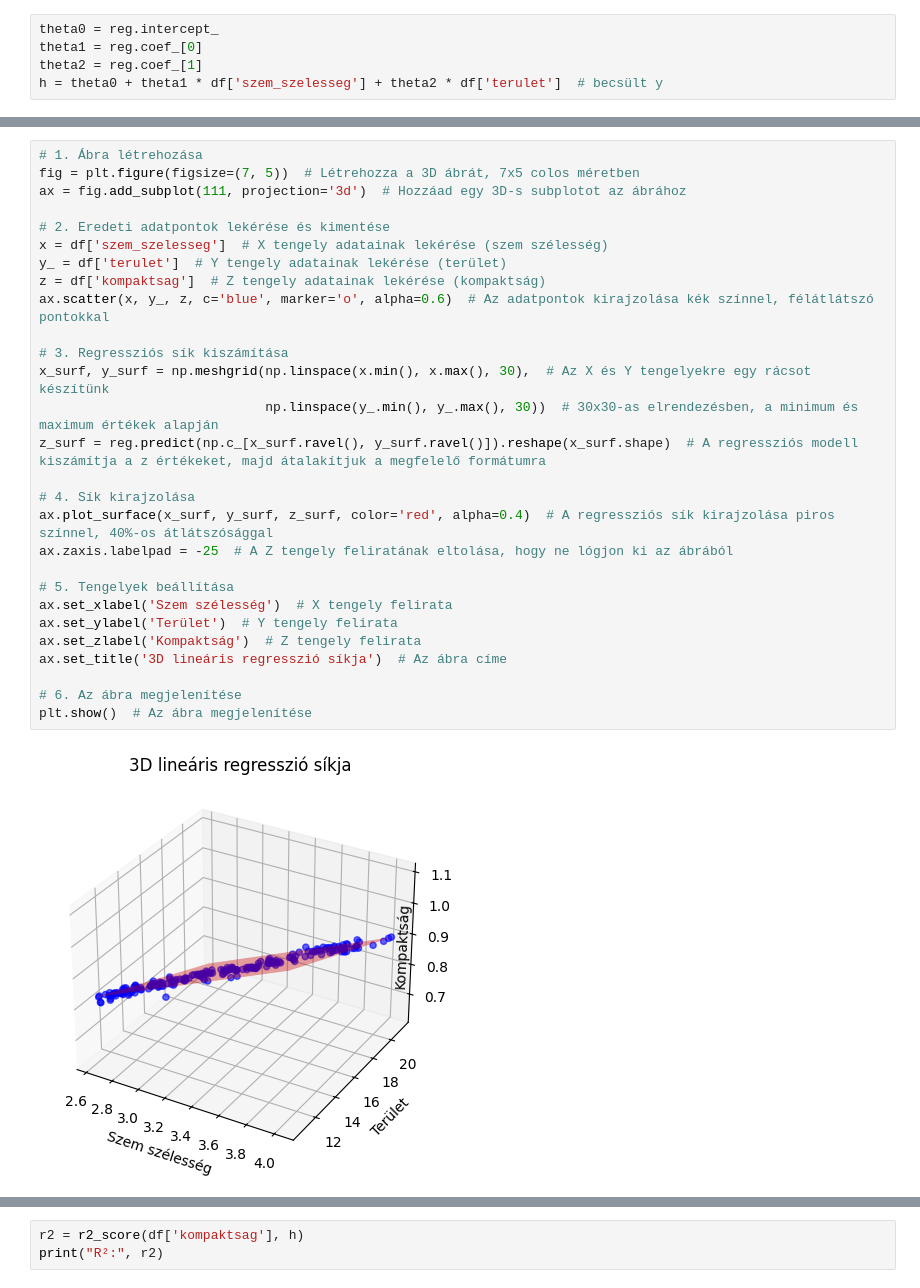
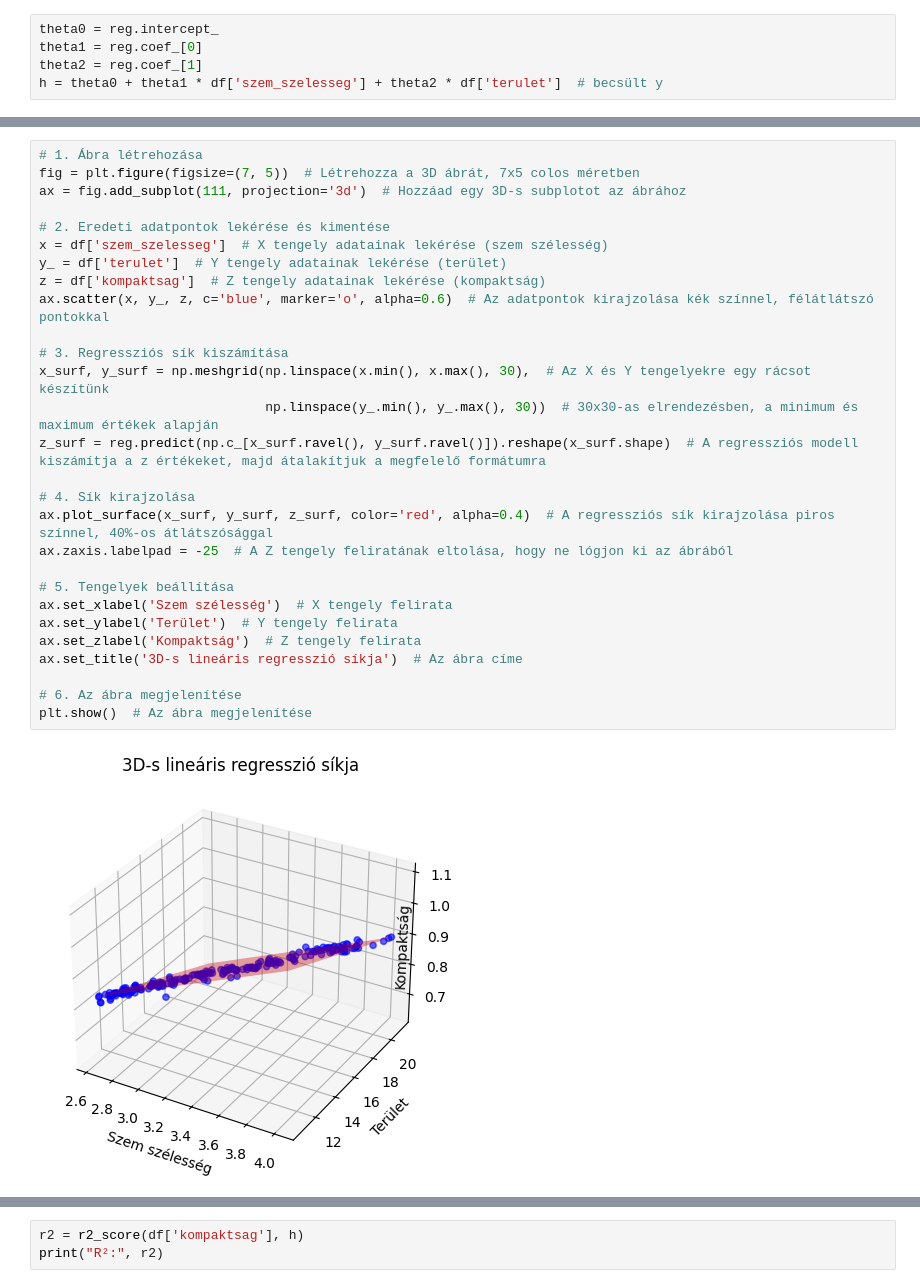
Before and after one commit to lacithelaci/oktatas, a Jupyter notebook: egyetemi_feleves_cuccok/4_szemeszter/big data/beadando/beadando.ipynb, the cells around one changed output, grey strips where cells are left out. Saved outputs shown, nothing was run; the diff lists cells and outputs as text.

```diff
--- a/egyetemi_feleves_cuccok/4_szemeszter/big data/beadando/beadando.ipynb
+++ b/egyetemi_feleves_cuccok/4_szemeszter/big data/beadando/beadando.ipynb
@@ -383,30 +429,30 @@ h = theta0 + theta1 * df['szem_szelesseg'] + theta2 * df['terulet']  # becsült
 # %%
 # 1. Ábra létrehozása
 fig = plt.figure(figsize=(7, 5))  # Létrehozza a 3D ábrát, 7x5 colos méretben
 ax = fig.add_subplot(111, projection='3d')  # Hozzáad egy 3D-s subplotot az ábrához
 
 # 2. Eredeti adatpontok lekérése és kimentése
 x = df['szem_szelesseg']  # X tengely adatainak lekérése (szem szélesség)
 y_ = df['terulet']  # Y tengely adatainak lekérése (terület)
 z = df['kompaktsag']  # Z tengely adatainak lekérése (kompaktság)
 ax.scatter(x, y_, z, c='blue', marker='o', alpha=0.6)  # Az adatpontok kirajzolása kék színnel, félátlátszó pontokkal
 
 # 3. Regressziós sík kiszámítása
 x_surf, y_surf = np.meshgrid(np.linspace(x.min(), x.max(), 30),  # Az X és Y tengelyekre egy rácsot készítünk
                              np.linspace(y_.min(), y_.max(), 30))  # 30x30-as elrendezésben, a minimum és maximum értékek alapján
 z_surf = reg.predict(np.c_[x_surf.ravel(), y_surf.ravel()]).reshape(x_surf.shape)  # A regressziós modell kiszámítja a z értékeket, majd átalakítjuk a megfelelő formátumra
 
 # 4. Sík kirajzolása
 ax.plot_surface(x_surf, y_surf, z_surf, color='red', alpha=0.4)  # A regressziós sík kirajzolása piros színnel, 40%-os átlátszósággal
 ax.zaxis.labelpad = -25  # A Z tengely feliratának eltolása, hogy ne lógjon ki az ábrából
 
 # 5. Tengelyek beállítása
 ax.set_xlabel('Szem szélesség')  # X tengely felirata
 ax.set_ylabel('Terület')  # Y tengely felirata
 ax.set_zlabel('Kompaktság')  # Z tengely felirata
-ax.set_title('3D lineáris regresszió síkja')  # Az ábra címe
+ax.set_title('3D-s lineáris regresszió síkja')  # Az ábra címe
 
 # 6. Az ábra megjelenítése
 plt.show()  # Az ábra megjelenítése
 # %% [output]
-[figure, old version]
+[figure, new version]
```
Also changed, not shown: parts of 36 cells of this notebook.
